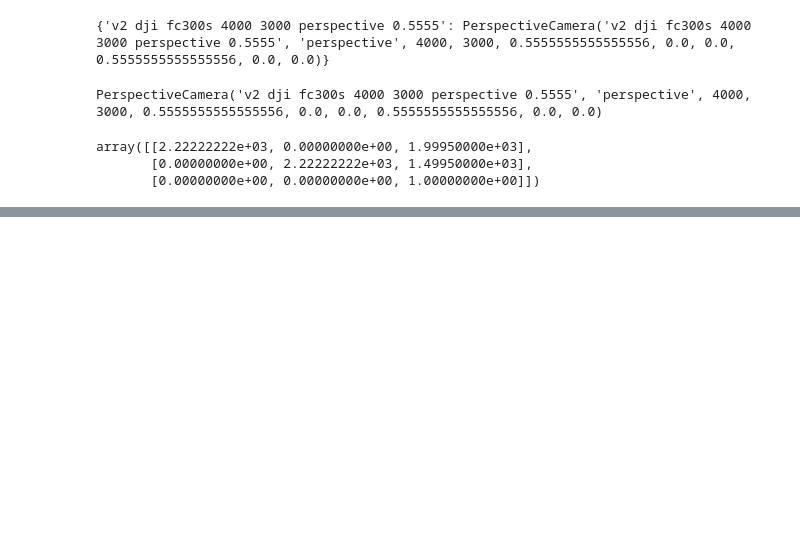
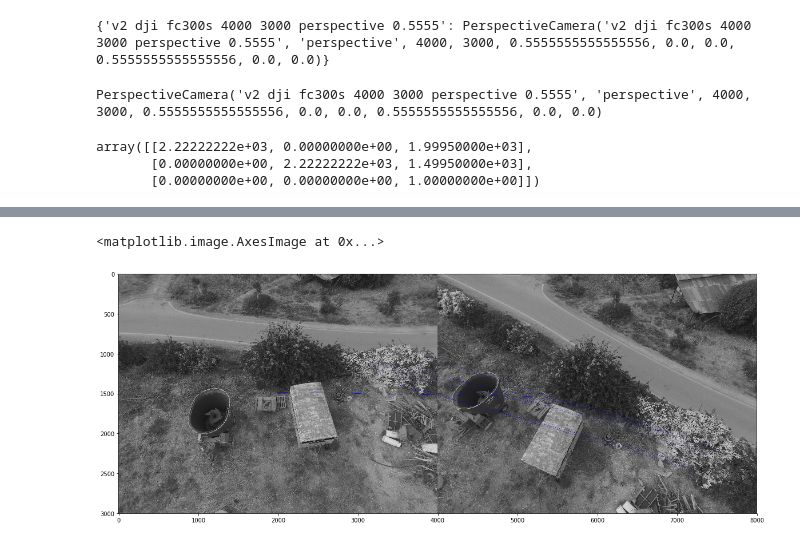
Before and after one commit to arielbenitah/MyOpenSFM, a Jupyter notebook: testing/integrate_ngransac.ipynb, the cells around one changed output, grey strips where cells are left out. Saved outputs shown, nothing was run; the diff lists cells and outputs as text; code cells hidden in the pictures; blank space fills up the shorter version.

```diff
--- a/testing/integrate_ngransac.ipynb
+++ b/testing/integrate_ngransac.ipynb
@@ -64,5 +83,5 @@ array([[900. ,   0. , 640. ],
 # %%
-nfeatures = 2000
+nfeatures = 8000
 detector  = cv2.xfeatures2d.SIFT_create(nfeatures=nfeatures, contrastThreshold=1e-5)
 
 # detect features
@@ -110,13 +129,13 @@ class NGRansac:
                  K = None,
                  batchsize=32,
                  fmat=False,
-                 hyps=1000,
+                 hyps=4000,
                  model='',
                  nfeatures=2000,
                  nosideinfo=False,
                  orb=False,
                  ratio=1.0,
-                 refine=False,
+                 refine=True,
                  resblocks=12,
                  rootsift=False,
                  session='',
@@ -190,8 +209,10 @@ class NGRansac:
         print("\n=== Model found by NG-RANSAC: =======\n")
         print("\nNG-RANSAC Inliers: ", int(incount))
 
+        out_inliers = out_inliers.byte().numpy().ravel().tolist()
+
         # Fundamental matrix
-        return out_model.numpy()
+        return out_model.numpy(), out_inliers
 
     # pts1 and pts2 must be normalized to the frame size before running the procedure below
     # as well the ratios must be computed
@@ -240,8 +261,10 @@ class NGRansac:
         print("\n=== Model found by NG-RANSAC: =======\n")
         print("\nNG-RANSAC Inliers: ", int(incount))
 
+        out_inliers = out_inliers.byte().numpy().ravel().tolist()
+
         # Fundamental matrix
-        return out_model.numpy()
+        return out_model.numpy(), out_inliers
 # %%
 ng = NGRansac(frame_size=img1.shape, K=K)
 # %% [output]
@@ -254,5 +277,5 @@ Fitting Essential Matrix...
 Loading pre-trained model: ../../ngransac/models/weights_e2e_E_r1.00_.net
 model  ../../ngransac/models/weights_e2e_E_r1.00_.net  successfully loaded.
 # %%
-E = ng.findEssentialMat(pts1, pts2, ratios)
+E, inliers = ng.findEssentialMat(pts1, pts2, ratios)
 # %% [output]
@@ -272,0 +296,10 @@ E =  [[ 0.01791449  0.6465942  -0.0030416 ]
+# %%
+inx = 100
+fig_size[0] = 20
+fig_size[1] = 20
+plt.rcParams["figure.figsize"] = fig_size
+match_img_ngransac = cv2.drawMatches(img1, kp1, img2, kp2, good_matches[:inx], None, flags=2, matchColor=(0,0,255), matchesMask = inliers[:inx])
+plt.imshow(match_img_ngransac)
+# %% [output]
+<matplotlib.image.AxesImage at 0x...>
+[figure, added]
```
Also changed, not shown: parts of 15 cells of this notebook.
